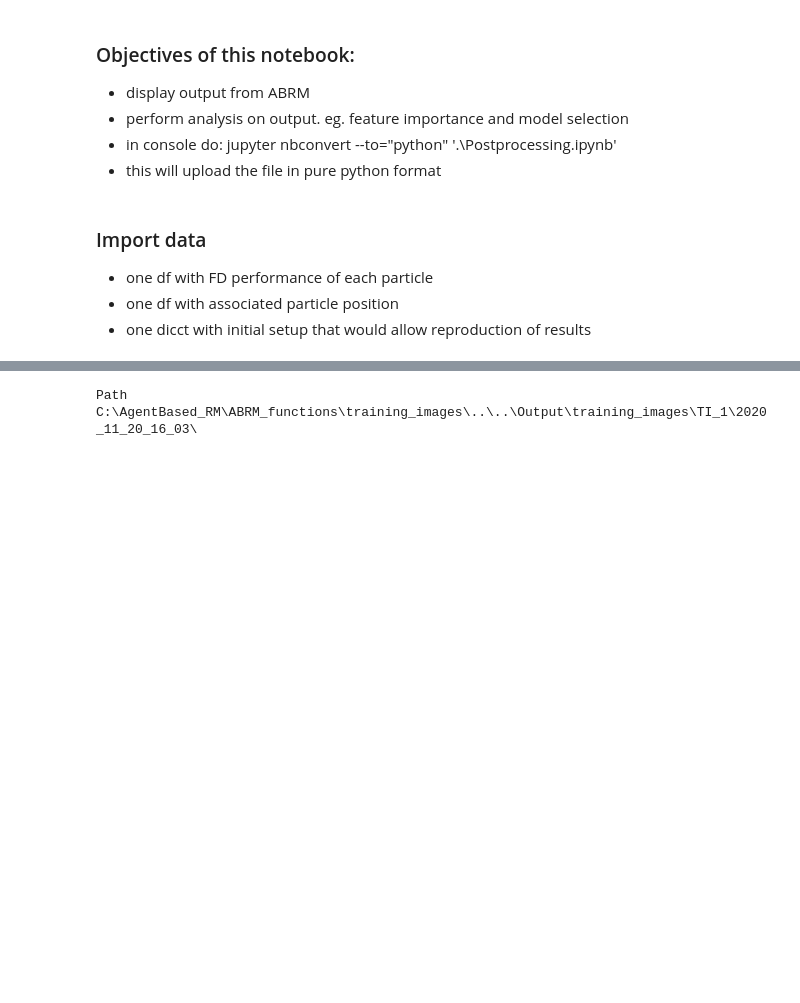
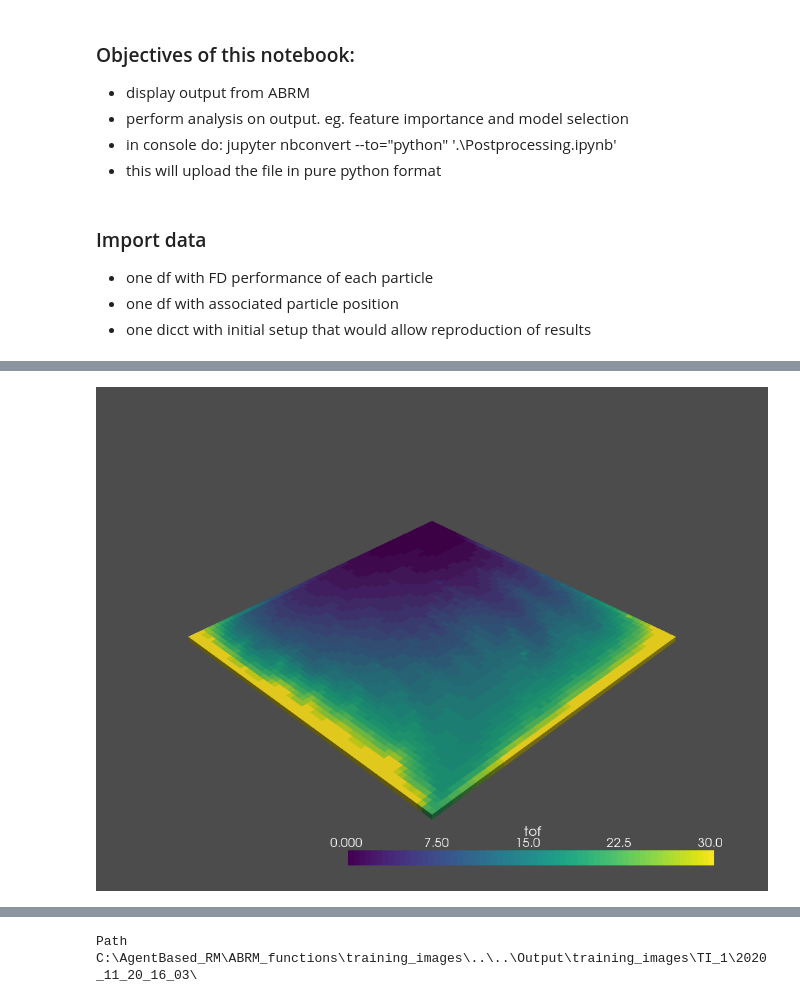
Before and after one commit to BastianSteffens/ABRM_functions, a Jupyter notebook: notebooks/TI_selection.ipynb, the cells around one changed output, grey strips where cells are left out. Cells and saved outputs as stored; diff of their text form; code cells hidden in the pictures; blank space fills up the shorter version.

```diff
--- a/notebooks/TI_selection.ipynb
+++ b/notebooks/TI_selection.ipynb
@@ -27,0 +37,40 @@ TI_data = TI_selection(dataset = dataset)
+# %%
+min_tof_bin = 0
+max_tof_bin = 30
+n_bins = 30
+tof = TI_data.df_tof.loc[3,:].drop(["TI_no"])
+
+#tof to years and then binned
+values = np.array(tof)/60/60/24/365.25
+bins = np.linspace(min_tof_bin,max_tof_bin,n_bins)
+values = np.digitize(values,bins= bins)
+
+tof_discrete = np.zeros(len(values))
+
+for i in range(1,n_bins+1):
+#     tof_discrete = np.where(values == i,bins[i],tof_discrete)
+    values[values == i] = bins[i-1]
+
+
+#     print(bins[i])
+tof_discrete = tof_discrete.reshape(TI_data.nx,TI_data.ny,TI_data.nz)
+
+# Create the spatial reference
+grid = pv.UniformGrid()
+
+# Set the grid dimensions: shape + 1 because we want to inject our values on the CELL data
+# grid.dimensions = np.array(values.shape) + 1
+grid.dimensions = np.array(tof_discrete.shape) + 1
+
+# Edit the spatial reference
+grid.origin = (1, 1, 1)  # The bottom left corner of the data set
+grid.spacing = (1, 1, 1)  # These are the cell sizes along each axis
+
+# Add the data values to the cell data
+# grid.cell_arrays["tof"] =values.flatten()# np.log10(tof)# np.log10(tof)# values.flatten(order="C")  # Flatten the array! C F A K
+grid.cell_arrays["tof"] =values.flatten()# np.log10(tof)# np.log10(tof)# values.flatten(order="C")  # Flatten the array! C F A K
+
+boring_cmap = plt.cm.get_cmap("viridis")
+grid.plot(show_edges=False,cmap = boring_cmap)
+# %% [output]
+[figure, added]
```
Also changed, not shown: parts of 9 cells of this notebook, 4 other files.
